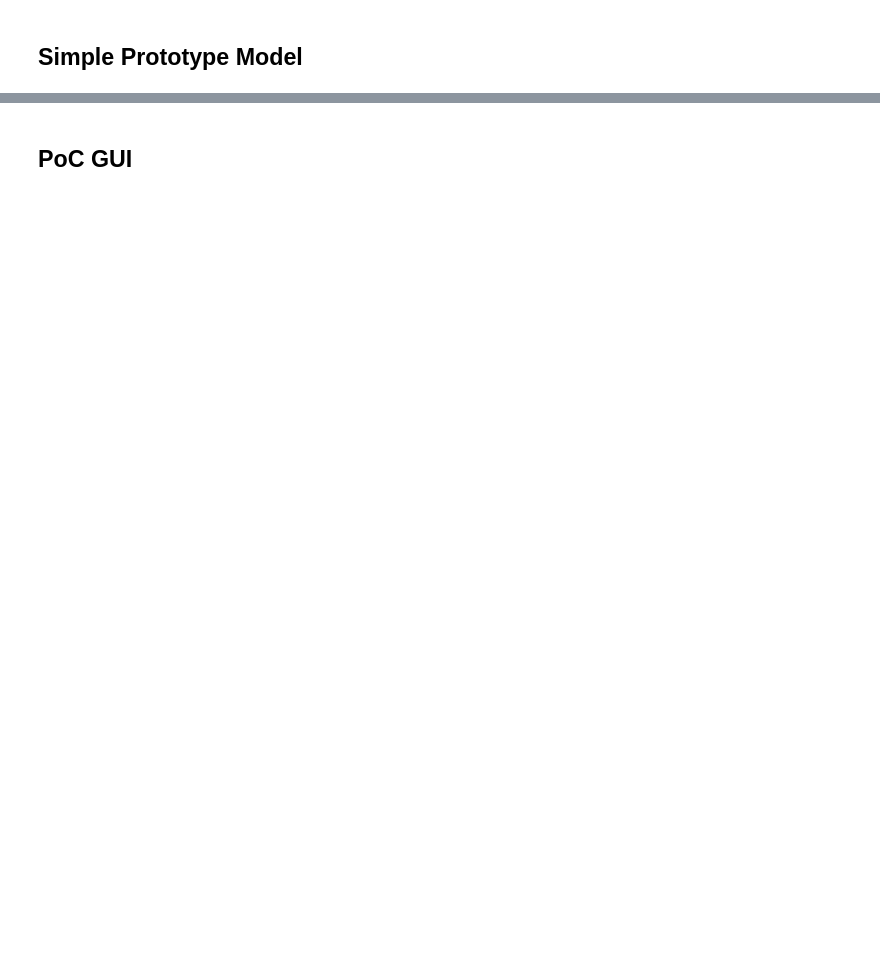
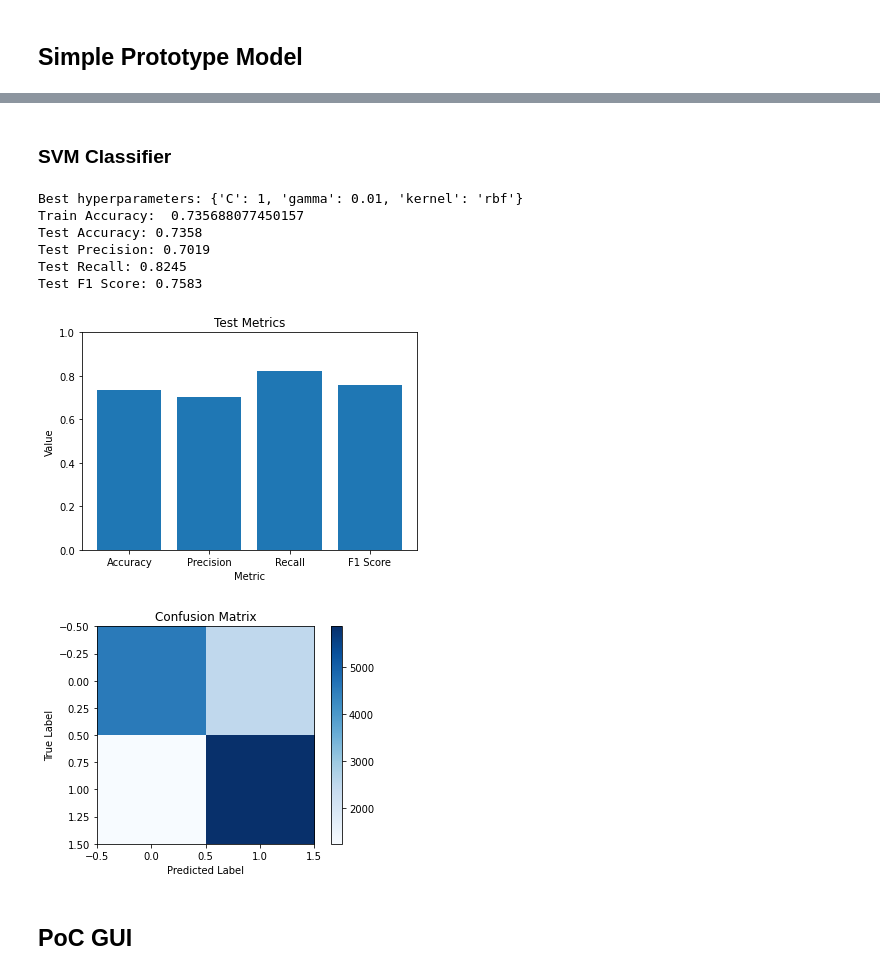
Before and after one commit to AmBadAl/Diabetes, a Jupyter notebook: ml_model.ipynb, the cells around one changed output, grey strips where cells are left out. Drawn from its saved outputs; the diff is of its cells as text; code cells hidden in the pictures; blank space fills up the shorter version.

```diff
--- a/ml_model.ipynb
+++ b/ml_model.ipynb
@@ -425,3 +480,66 @@ Test F1 Score: 0.7484
+# %% [markdown]
+### SVM Classifier
+# %%
+from sklearn.svm import SVC
+
+# Define the hyperparameter grid
+param_grid = {'C': [1],
+              'gamma': [0.01],
+              'kernel': ['rbf']}
+
+# Perform hyperparameter optimization
+clf = SVC(random_state=0)
+grid_search = GridSearchCV(clf, param_grid, cv=5, scoring='accuracy')
+grid_search.fit(X_train[selected_features], y_train)
+
+# Print the best hyperparameters
+print("Best hyperparameters: {}".format(grid_search.best_params_))
+
+# Train the Random Forest classifier with the best hyperparameters
+clf = grid_search.best_estimator_
+clf.fit(X_train[selected_features], y_train)
+print('Train Accuracy: ', clf.score(X_train[selected_features], y_train))
+
+# Test the model on the test data
+y_pred_test = clf.predict(X_test[selected_features])
+
+# Evaluate the performance on the test data
+test_acc = accuracy_score(y_test, y_pred_test)
+test_prec = precision_score(y_test, y_pred_test)
+test_recall = recall_score(y_test, y_pred_test)
+test_f1 = f1_score(y_test, y_pred_test)
+print("Test Accuracy: {:.4f}".format(test_acc))
+print("Test Precision: {:.4f}".format(test_prec))
+print("Test Recall: {:.4f}".format(test_recall))
+print("Test F1 Score: {:.4f}".format(test_f1))
+
+# Plot the loss and metrics
+metrics = [test_acc, test_prec, test_recall, test_f1]
+metric_labels = ['Accuracy', 'Precision', 'Recall', 'F1 Score']
+plt.bar(metric_labels, metrics)
+plt.ylim([0, 1])
+plt.xlabel('Metric')
+plt.ylabel('Value')
+plt.title('Test Metrics')
+plt.show()
+
+# Plot the confusion matrix
+cm = confusion_matrix(y_test, y_pred_test)
+plt.imshow(cm, cmap='Blues')
+plt.colorbar()
+plt.xlabel('Predicted Label')
+plt.ylabel('True Label')
+plt.title('Confusion Matrix')
+plt.show()
+# %% [output]
+Best hyperparameters: {'C': 1, 'gamma': 0.01, 'kernel': 'rbf'}
+Train Accuracy:  0.735688077450157
+Test Accuracy: 0.7358
+Test Precision: 0.7019
+Test Recall: 0.8245
+Test F1 Score: 0.7583
+[figure, added]
+[figure, added]
 # %% [markdown]
 ## PoC GUI
 # %%
```
Also changed, not shown: parts of 10 cells of this notebook.
